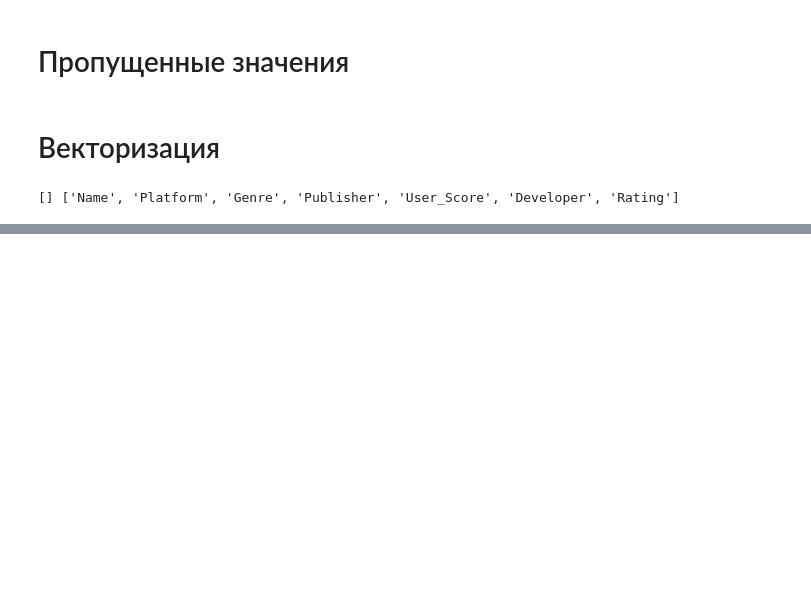
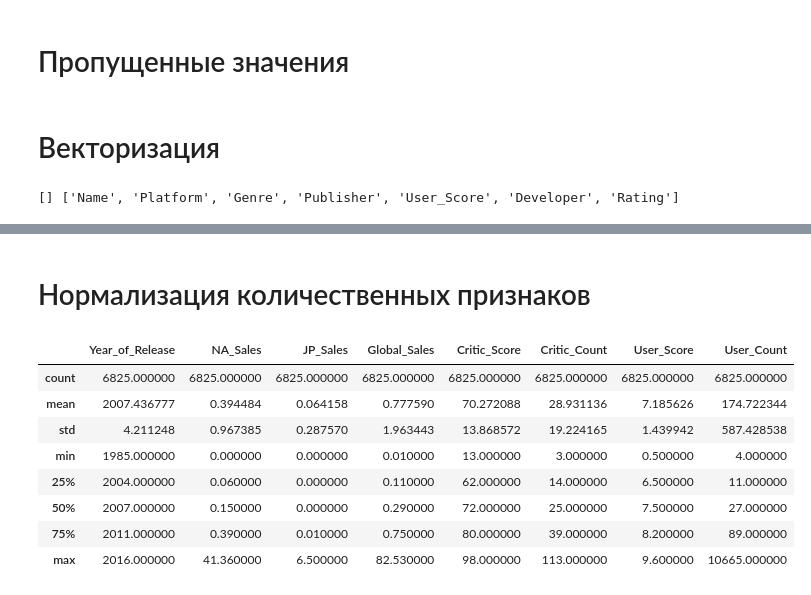
Before and after one commit to juliaKirilenko/jML, a Jupyter notebook: KirilenkoHW1.ipynb, the cells around one changed output, grey strips where cells are left out. Drawn from its saved outputs; the diff is of its cells as text; code cells hidden in the pictures; blank space fills up the shorter version.

```diff
--- a/KirilenkoHW1.ipynb
+++ b/KirilenkoHW1.ipynb
@@ -371,0 +389,4 @@ print(binary_columns, nonbinary_columns)
+# %%
+data = data.drop(data[data['User_Score'] =='tbd'].index)
+# %%
+data['User_Score'] = pd.to_numeric(data['User_Score'])
@@ -371,0 +397,11 @@ print(binary_columns, nonbinary_columns)
+# %%
+data = data.drop('Name',   axis = 1)\
+           .drop('Publisher',   axis = 1)\
+           .drop('Developer',      axis = 1)
+# %%
+categorical_columns = [c for c in data.columns if data[c].dtype.name == 'object']
+numerical_columns   = [c for c in data.columns if data[c].dtype.name != 'object']
+print(categorical_columns)
+print(numerical_columns)
+for c in categorical_columns:
+    print(c, data[c].unique())
@@ -371,0 +431,16 @@ print(binary_columns, nonbinary_columns)
+# %% [markdown]
+# Нормализация количественных признаков
+# %%
+data_numerical = data[numerical_columns]
+data_numerical = data_numerical.drop('Other_Sales',   axis = 1)
+data_numerical.describe()
+# %% [output]
+|  | Year_of_Release | NA_Sales | JP_Sales | Global_Sales | Critic_Score | Critic_Count | User_Score | User_Count |
+| count | 6825.000000 | 6825.000000 | 6825.000000 | 6825.000000 | 6825.000000 | 6825.000000 | 6825.000000 | 6825.000000 |
+| mean | 2007.436777 | 0.394484 | 0.064158 | 0.777590 | 70.272088 | 28.931136 | 7.185626 | 174.722344 |
+| std | 4.211248 | 0.967385 | 0.287570 | 1.963443 | 13.868572 | 19.224165 | 1.439942 | 587.428538 |
+| min | 1985.000000 | 0.000000 | 0.000000 | 0.010000 | 13.000000 | 3.000000 | 0.500000 | 4.000000 |
+| 25% | 2004.000000 | 0.060000 | 0.000000 | 0.110000 | 62.000000 | 14.000000 | 6.500000 | 11.000000 |
+| 50% | 2007.000000 | 0.150000 | 0.000000 | 0.290000 | 72.000000 | 25.000000 | 7.500000 | 27.000000 |
+| 75% | 2011.000000 | 0.390000 | 0.010000 | 0.750000 | 80.000000 | 39.000000 | 8.200000 | 89.000000 |
+| max | 2016.000000 | 41.360000 | 6.500000 | 82.530000 | 98.000000 | 113.000000 | 9.600000 | 10665.000000 |
```
Also changed, not shown: parts of 54 cells of this notebook.
